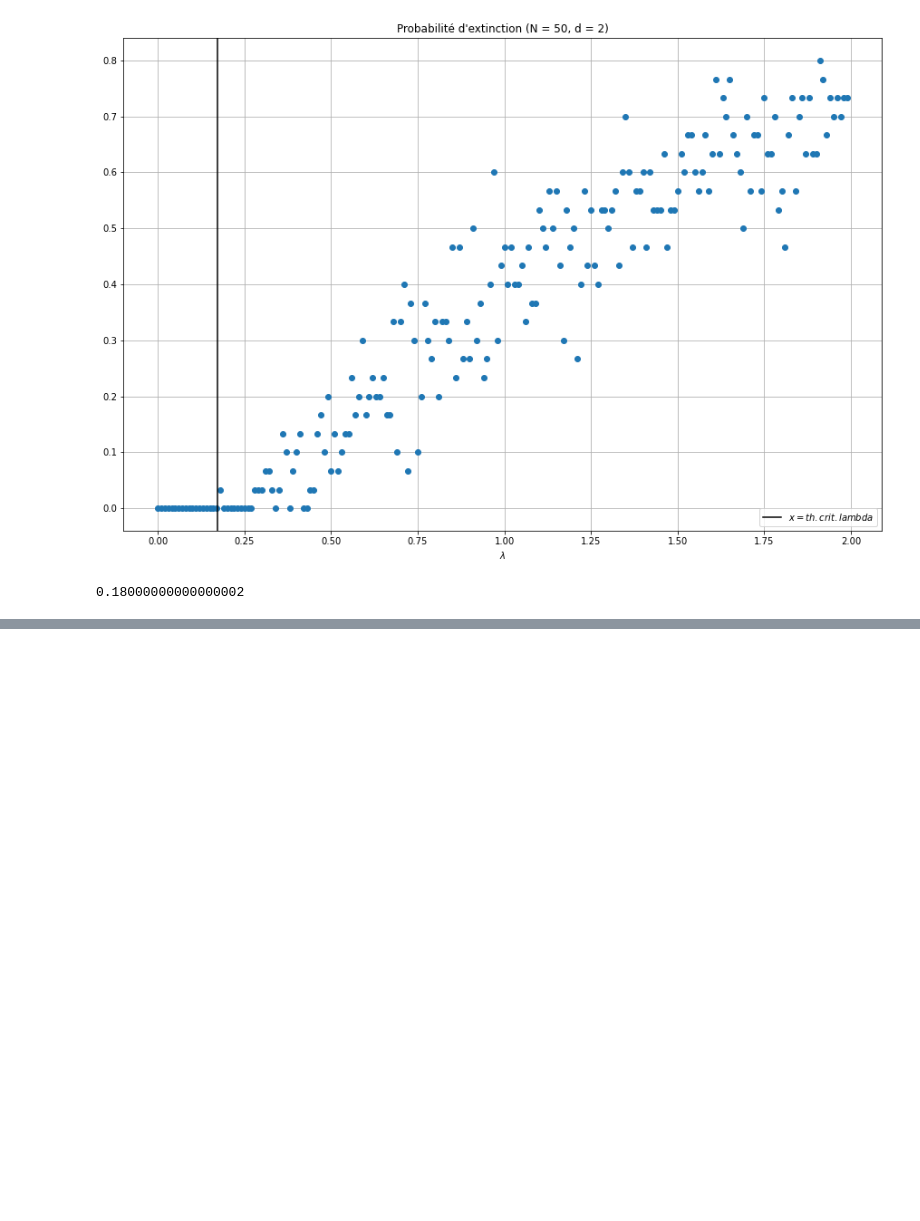
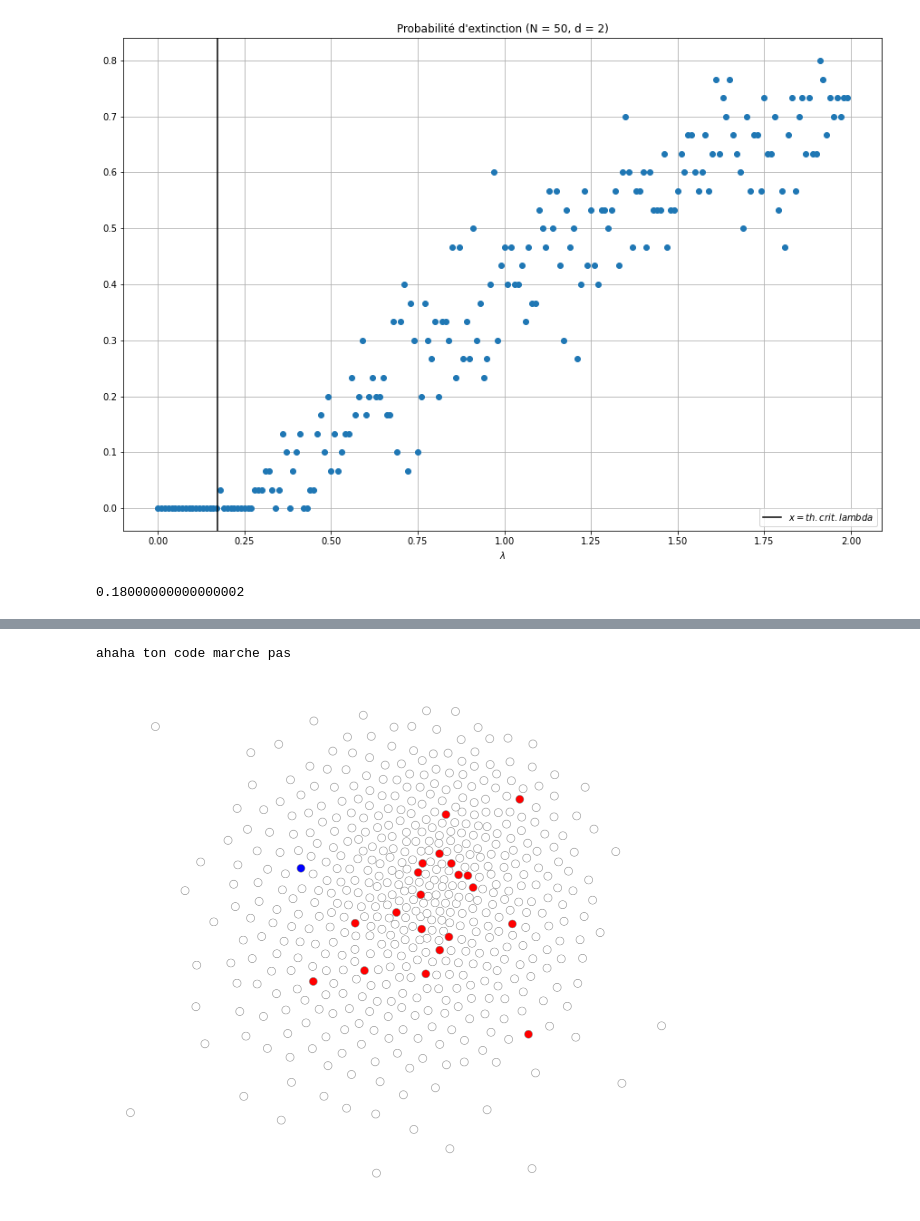
Before and after one commit to Straccia11/EA_MAP512, a Jupyter notebook: Notebook.ipynb, the cells around one changed output, grey strips where cells are left out. Drawn from its saved outputs; the diff is of its cells as text; code cells hidden in the pictures; blank space fills up the shorter version.

```diff
--- a/Notebook.ipynb
+++ b/Notebook.ipynb
@@ -299,0 +449,7 @@ crit_rate_d(50, 2, 30, 0.01, 0.0001)
+# %%
+c = chase_escape_sbm_init_1(g, 0.0001, 50)
+
+draw(g, c, width=0.001)
+# %% [output]
+ahaha ton code marche pas
+[figure, added]
```
Also changed, not shown: parts of 12 cells of this notebook.
